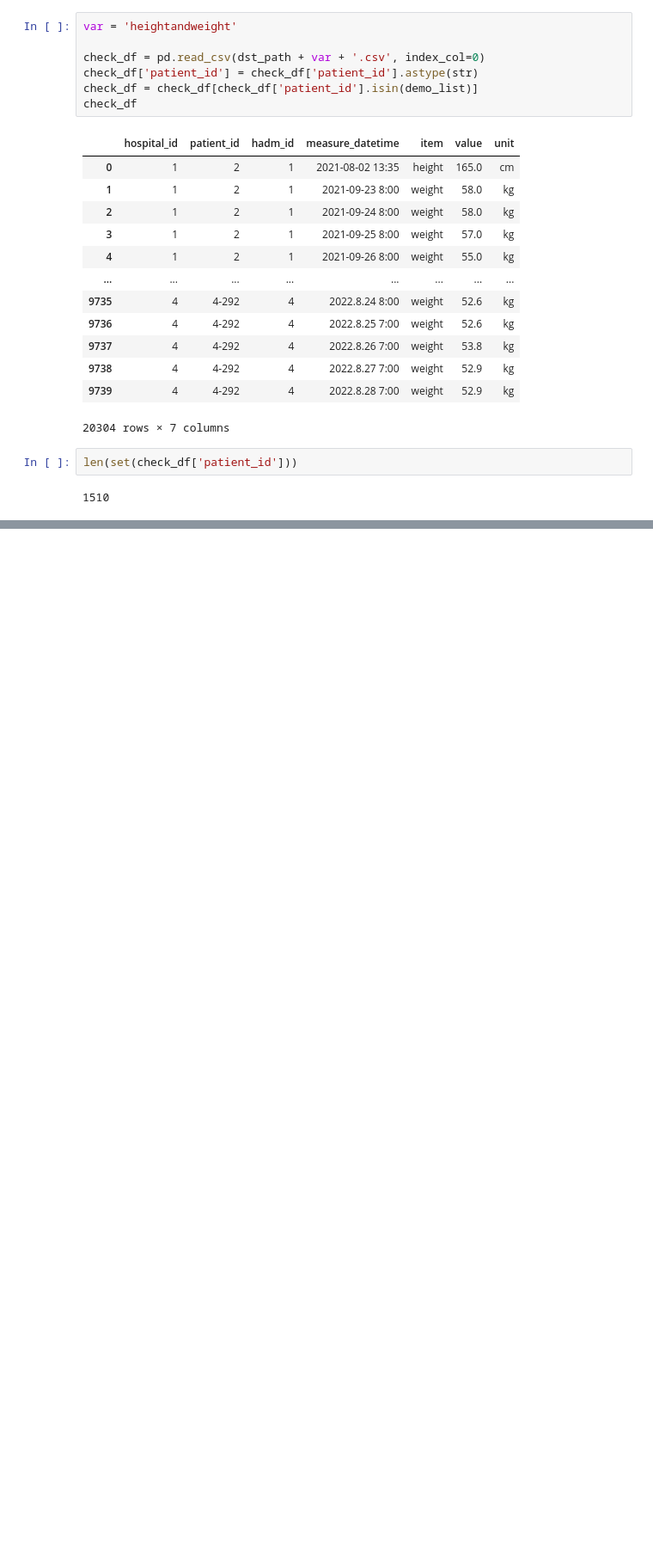
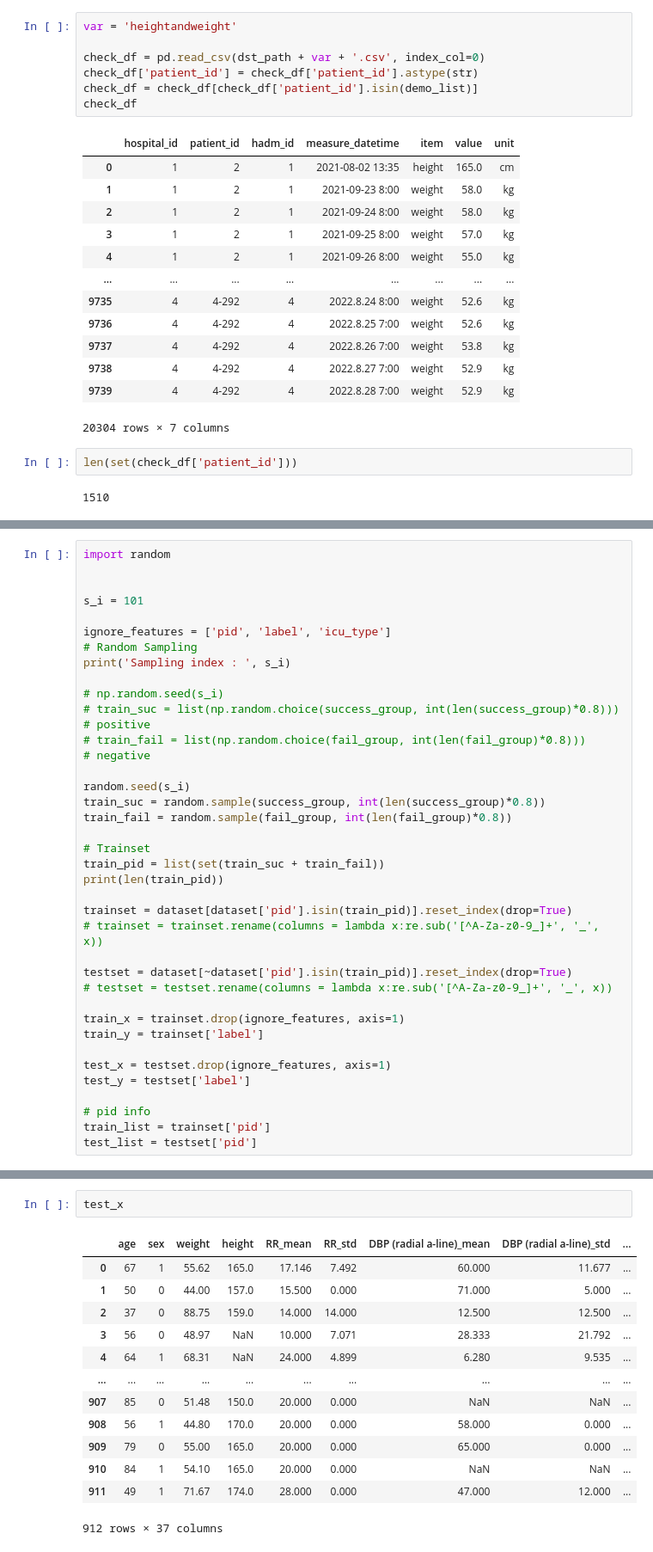
Before and after one commit to skjangbudon/nia_vent_weaning, a Jupyter notebook: notebook/data_preprocess_final.ipynb, the cells around one changed output, grey strips where cells are left out. Shown: that part at 86% size. Cells and saved outputs as stored; diff of their text form; blank space fills up the shorter version.

```diff
--- a/notebook/data_preprocess_final.ipynb
+++ b/notebook/data_preprocess_final.ipynb
@@ -1586,0 +1662,37 @@ len(set(check_df['patient_id']))
+# %%
+import random
+
+
+s_i = 101
+
+ignore_features = ['pid', 'label', 'icu_type']
+# Random Sampling
+print('Sampling index : ', s_i)
+
+# np.random.seed(s_i)
+# train_suc = list(np.random.choice(success_group, int(len(success_group)*0.8)))  # positive
+# train_fail = list(np.random.choice(fail_group, int(len(fail_group)*0.8)))       # negative
+
+random.seed(s_i)
+train_suc = random.sample(success_group, int(len(success_group)*0.8))
+train_fail = random.sample(fail_group, int(len(fail_group)*0.8))
+
+# Trainset
+train_pid = list(set(train_suc + train_fail))
+print(len(train_pid))
+
+trainset = dataset[dataset['pid'].isin(train_pid)].reset_index(drop=True)
+# trainset = trainset.rename(columns = lambda x:re.sub('[^A-Za-z0-9_]+', '_', x))
+
+testset = dataset[~dataset['pid'].isin(train_pid)].reset_index(drop=True)
+# testset = testset.rename(columns = lambda x:re.sub('[^A-Za-z0-9_]+', '_', x))
+
+train_x = trainset.drop(ignore_features, axis=1)
+train_y = trainset['label']
+
+test_x = testset.drop(ignore_features, axis=1)
+test_y = testset['label']
+
+# pid info
+train_list = trainset['pid']
+test_list = testset['pid']
@@ -1586,0 +1710,16 @@ len(set(check_df['patient_id']))
+# %%
+test_x
+# %% [output]
+|  | age | sex | weight | height | RR_mean | RR_std | DBP (radial a-line)_mean | DBP (radial a-line)_std | ... |
+| 0 | 67 | 1 | 55.62 | 165.0 | 17.146 | 7.492 | 60.000 | 11.677 | ... |
+| 1 | 50 | 0 | 44.00 | 157.0 | 15.500 | 0.000 | 71.000 | 5.000 | ... |
+| 2 | 37 | 0 | 88.75 | 159.0 | 14.000 | 14.000 | 12.500 | 12.500 | ... |
+| 3 | 56 | 0 | 48.97 | NaN | 10.000 | 7.071 | 28.333 | 21.792 | ... |
+| 4 | 64 | 1 | 68.31 | NaN | 24.000 | 4.899 | 6.280 | 9.535 | ... |
+| ... | ... | ... | ... | ... | ... | ... | ... | ... | ... |
+| 907 | 85 | 0 | 51.48 | 150.0 | 20.000 | 0.000 | NaN | NaN | ... |
+| 908 | 56 | 1 | 44.80 | 170.0 | 20.000 | 0.000 | 58.000 | 0.000 | ... |
+| 909 | 79 | 0 | 55.00 | 165.0 | 20.000 | 0.000 | 65.000 | 0.000 | ... |
+| 910 | 84 | 1 | 54.10 | 165.0 | 20.000 | 0.000 | NaN | NaN | ... |
+| 911 | 49 | 1 | 71.67 | 174.0 | 28.000 | 0.000 | 47.000 | 12.000 | ... |
+912 rows × 37 columns
```
Also changed, not shown: parts of 12 cells of this notebook, 37 other files.
